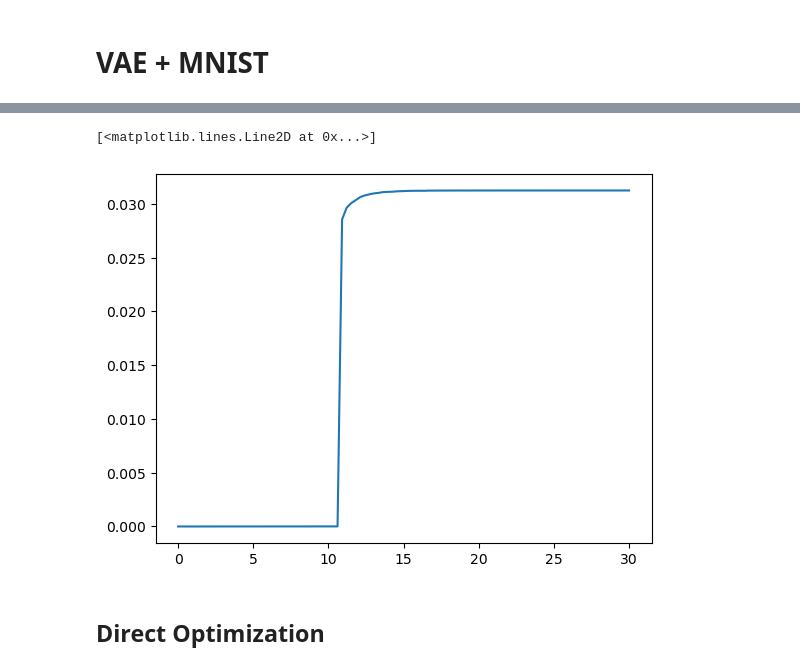
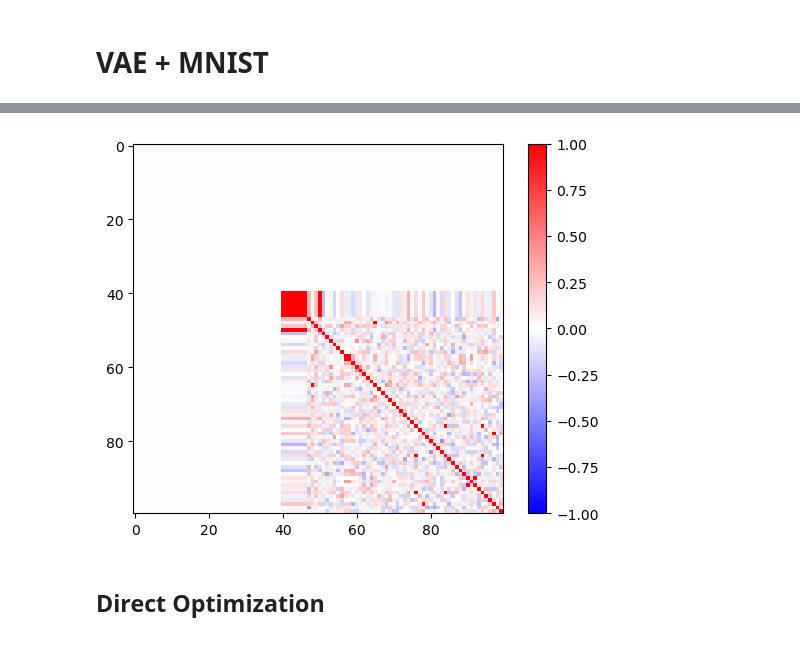
Before and after one commit to vicioms/camilla, a Jupyter notebook: enet.ipynb, the cells around one changed output, grey strips where cells are left out. Saved outputs shown, nothing was run; the diff lists cells and outputs as text; code cells hidden in the pictures.

```diff
--- a/enet.ipynb
+++ b/enet.ipynb
@@ -307,11 +289,13 @@ with torch.no_grad():
+# %%
+w_coefs = weights @ gram_vecs
+plt.imshow(w_coefs @ torch.diag_embed(gram_vals) @ w_coefs.T, vmin = -1, vmax = 1, cmap='bwr')
+plt.colorbar()
+plt.show()
+# %% [output]
+[figure, added]
 # %%
 delta_patterns = patterns[None,:,:] - recovered_patterns[:,None,:]
 effective_gram = torch.einsum('bki,bli,bk,bl->bkl', delta_patterns, delta_patterns, weights, weights)*patterns.size(0)**2
-# %%
-plt.plot(betas, weights.std(dim=1))
-# %% [output]
-[<matplotlib.lines.Line2D at 0x...>]
-[figure, removed]
 # %% [markdown]
 ## Direct Optimization
 # %%
```
Also changed, not shown: parts of 14 cells of this notebook.
